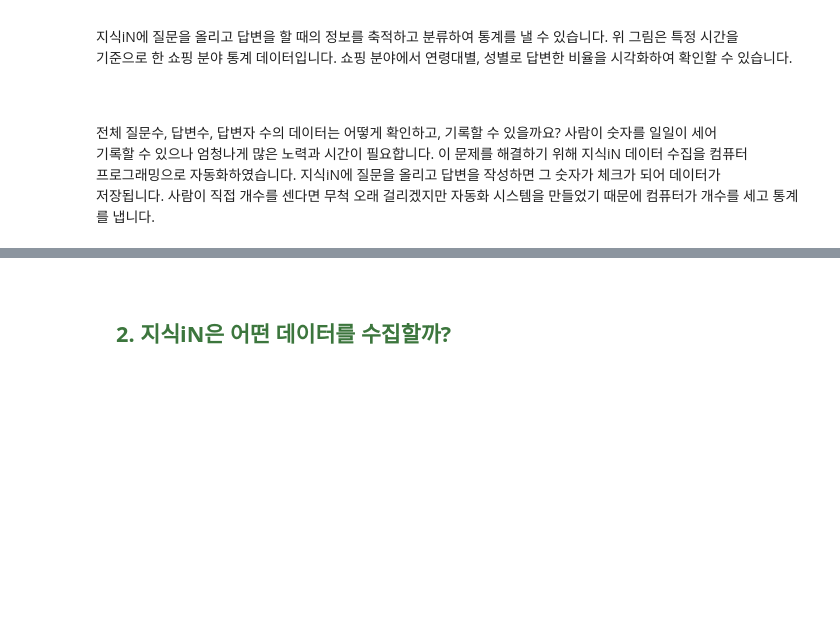
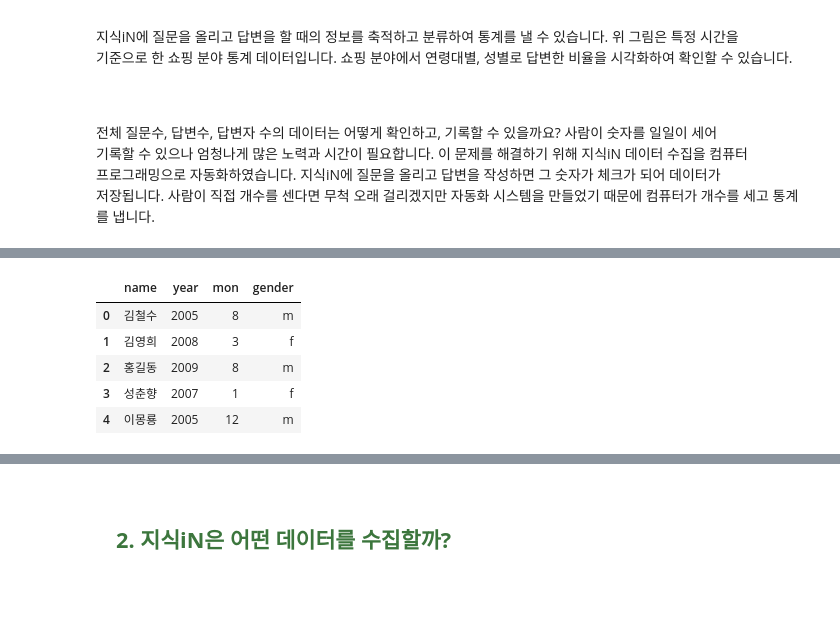
Before and after one commit to team-monolith-contents/dissac_naver_1, a Jupyter notebook: [02] 네이버 지식iN 데이터 수집방법 알아보기.ipynb, the cells around one changed output, grey strips where cells are left out. Drawn from its saved outputs; the diff is of its cells as text; code cells hidden in the pictures; blank space fills up the shorter version.

```diff
--- a/[02] 네이버 지식iN 데이터 수집방법 알아보기.ipynb
+++ b/[02] 네이버 지식iN 데이터 수집방법 알아보기.ipynb
@@ -66,0 +73,6 @@
+# %%
+김철수 = ['김철수', 2005, 8, 'm']
+김영희 = ['김영희', 2008, 3, 'f']
+홍길동 = ['홍길동', 2009, 8, 'm']
+성춘향 = ['성춘향', 2007, 1, 'f']
+이몽룡 = ['이몽룡', 2005, 12, 'm']
@@ -66,0 +94,14 @@
+# %%
+import pandas as pd
+
+df = pd.DataFrame(data=[김철수, 김영희, 홍길동, 성춘향, 이몽룡],
+                  columns=['name', 'year', 'mon', 'gender'])
+
+df
+# %% [output]
+|  | name | year | mon | gender |
+| 0 | 김철수 | 2005 | 8 | m |
+| 1 | 김영희 | 2008 | 3 | f |
+| 2 | 홍길동 | 2009 | 8 | m |
+| 3 | 성춘향 | 2007 | 1 | f |
+| 4 | 이몽룡 | 2005 | 12 | m |
```
Also changed, not shown: parts of 6 cells of this notebook, 3 other files.
